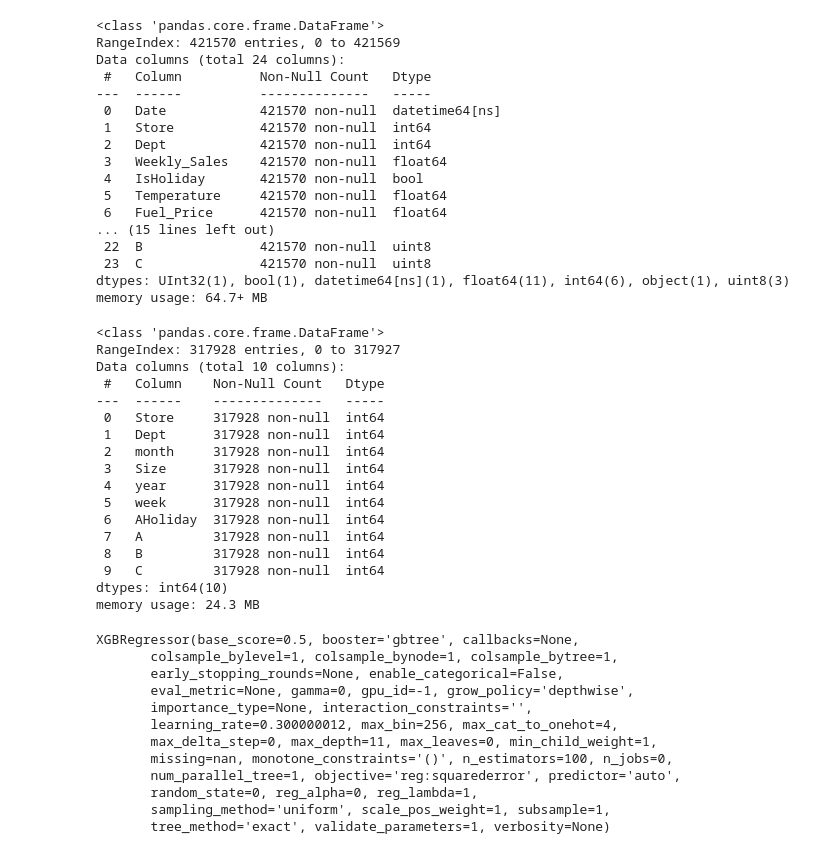
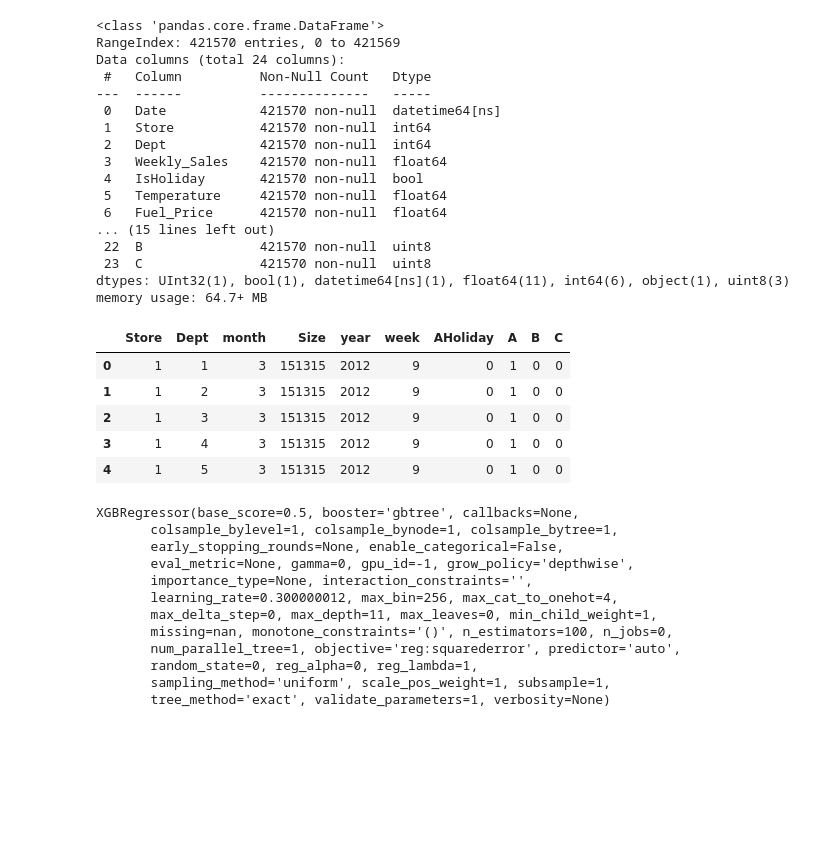
Before and after one commit to Viynne/Sales_forecast, a Jupyter notebook: walmart_forecast_xgboost.ipynb, the cells around one changed output. Cells and saved outputs as stored; diff of their text form; code cells hidden in the pictures; blank space fills up the shorter version.

```diff
--- a/walmart_forecast_xgboost.ipynb
+++ b/walmart_forecast_xgboost.ipynb
@@ -426,23 +439,12 @@ def get_x_y(df: pandas.DataFrame):
 # %%
 train_y = get_x_y(train_x)
 val_y = get_x_y(val_x)
-# %%
-train_x.info()
-# %% [output]
-<class 'pandas.core.frame.DataFrame'>
-RangeIndex: 317928 entries, 0 to 317927
-Data columns (total 10 columns):
- #   Column    Non-Null Count   Dtype
----  ------    --------------   -----
- 0   Store     317928 non-null  int64
- 1   Dept      317928 non-null  int64
- 2   month     317928 non-null  int64
- 3   Size      317928 non-null  int64
- 4   year      317928 non-null  int64
- 5   week      317928 non-null  int64
- 6   AHoliday  317928 non-null  int64
- 7   A         317928 non-null  int64
- 8   B         317928 non-null  int64
- 9   C         317928 non-null  int64
-dtypes: int64(10)
-memory usage: 24.3 MB
+# %%
+val_x.head()
+# %% [output]
+|  | Store | Dept | month | Size | year | week | AHoliday | A | B | C |
+| 0 | 1 | 1 | 3 | 151315 | 2012 | 9 | 0 | 1 | 0 | 0 |
+| 1 | 1 | 2 | 3 | 151315 | 2012 | 9 | 0 | 1 | 0 | 0 |
+| 2 | 1 | 3 | 3 | 151315 | 2012 | 9 | 0 | 1 | 0 | 0 |
+| 3 | 1 | 4 | 3 | 151315 | 2012 | 9 | 0 | 1 | 0 | 0 |
+| 4 | 1 | 5 | 3 | 151315 | 2012 | 9 | 0 | 1 | 0 | 0 |
```
Also changed, not shown: parts of 16 cells of this notebook.
